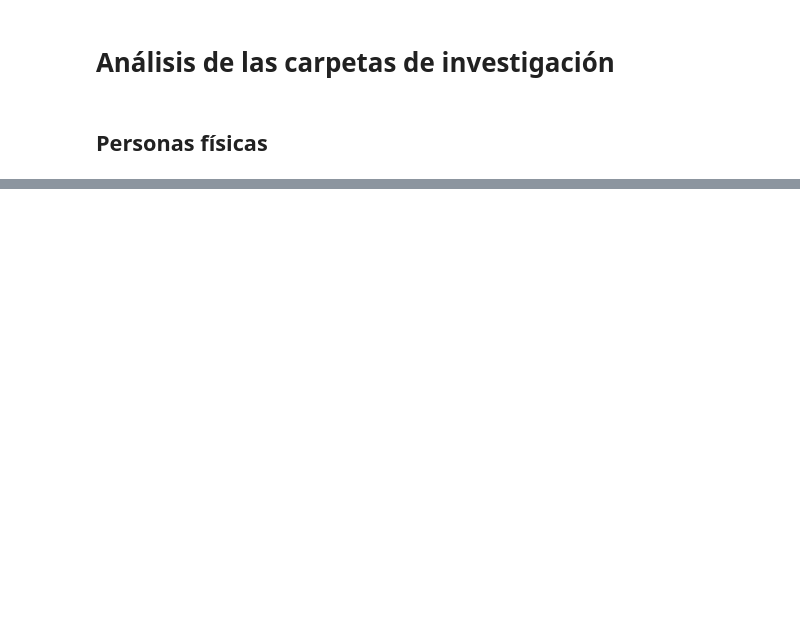
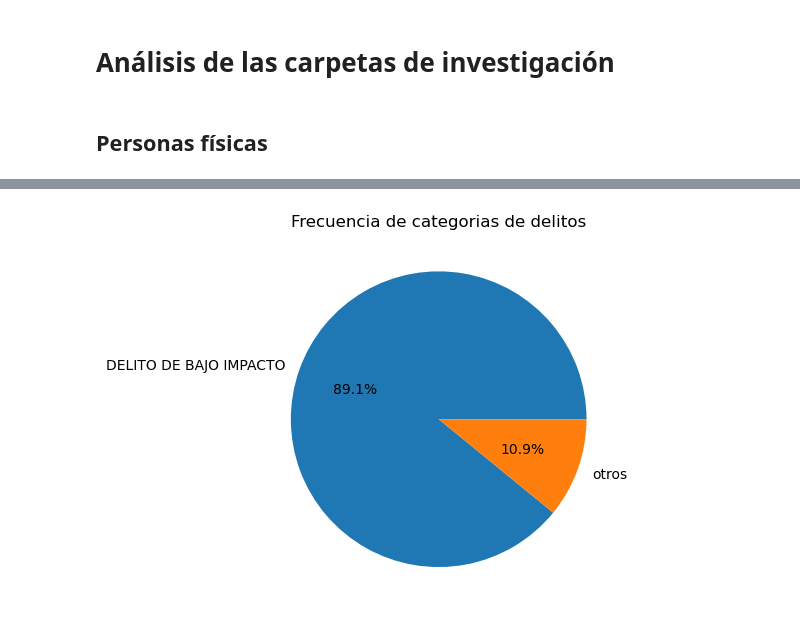
Before and after one commit to porto-o/analisis_carpetas_investigacion, a Jupyter notebook: Analisis.ipynb, the cells around one changed output, grey strips where cells are left out. Saved outputs shown, nothing was run; the diff lists cells and outputs as text; code cells hidden in the pictures; blank space fills up the shorter version.

```diff
--- a/Analisis.ipynb
+++ b/Analisis.ipynb
@@ -40,0 +69,12 @@ hombres = df_fisica.loc[df_fisica["sexo"] == "Masculino"]
+# %%
+cat_generales = df_fisica["categoria"].value_counts()
+cat_mayoria = cat_generales[:1]
+cat_otros = cat_generales[1:]
+cat_mayoria["otros"] = cat_otros.sum()
+
+plt.pie(cat_mayoria, labels=cat_mayoria.index, autopct='%1.1f%%')
+plt.title("Frecuencia de categorias de delitos")
+
+plt.show()
+# %% [output]
+[figure, added]
```
Also changed, not shown: parts of 33 cells of this notebook.
